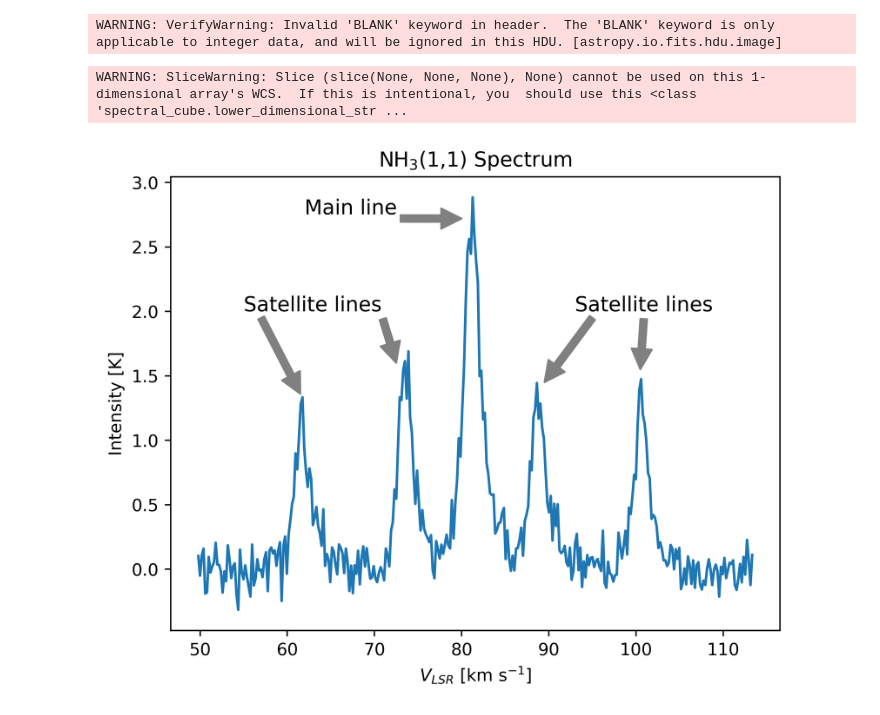
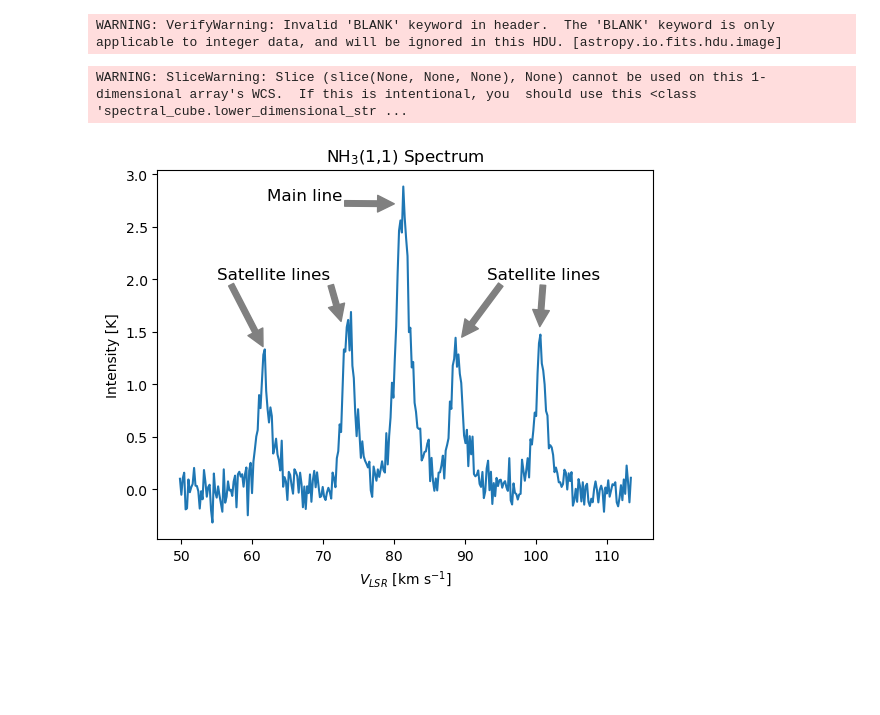
Before and after one commit to harrisonfwest/GBO-REU, a Jupyter notebook: Notebooks/quick-plotting.ipynb, the cells around one changed output. Cells and saved outputs as stored; diff of their text form; code cells hidden in the pictures; blank space fills up the shorter version.

```diff
--- a/Notebooks/quick-plotting.ipynb
+++ b/Notebooks/quick-plotting.ipynb
@@ -22,25 +22,24 @@ print(Cube.shape)
 (854, 520, 598)
 WARNING: VerifyWarning: Invalid 'BLANK' keyword in header.  The 'BLANK' keyword is only applicable to integer data, and will be ignored in this HDU. [astropy.io.fits.hdu.image]
 # %%
-plt.figure(dpi=500)
 plt.plot(Cube.spectral_axis[400:720], Cube[:, 320, 396][400:720])
 plt.title('NH$_3$(1,1) Spectrum')
 plt.ylabel('Intensity [K]')
 plt.xlabel('$V_{LSR}$ [km s$^{-1}$]')
 
 # Center
 plt.annotate('Main line', [80, 2.72], [62, 2.753], arrowprops=dict(color='gray'), fontsize='large')
 
 # Left side
 plt.annotate('Satellite lines', [72.5, 1.6], [55, 2], arrowprops=dict(color='gray'), fontsize='large')
 plt.annotate('', [61.5, 1.36], [57, 1.95], arrowprops=dict(color='gray'))
 
 # Right side
 plt.annotate('Satellite lines', [100.5, 1.55], [93, 2], arrowprops=dict(color='gray'), fontsize='large')
 plt.annotate('', [89.5, 1.45], [95, 1.95], arrowprops=dict(color='gray'))
 
 plt.savefig('/users/hfwest/GBO-REU/Plots/New-Example-Spectrum.png')
 plt.show()
 # %% [output]
 WARNING: SliceWarning: Slice (slice(None, None, None), None) cannot be used on this 1-dimensional array's WCS.  If this is intentional, you  should use this <class 'spectral_cube.lower_dimensional_str ...
-[figure, old version]
+[figure, new version]
```
Also changed, not shown: parts of 2 cells of this notebook, 7 other files.
